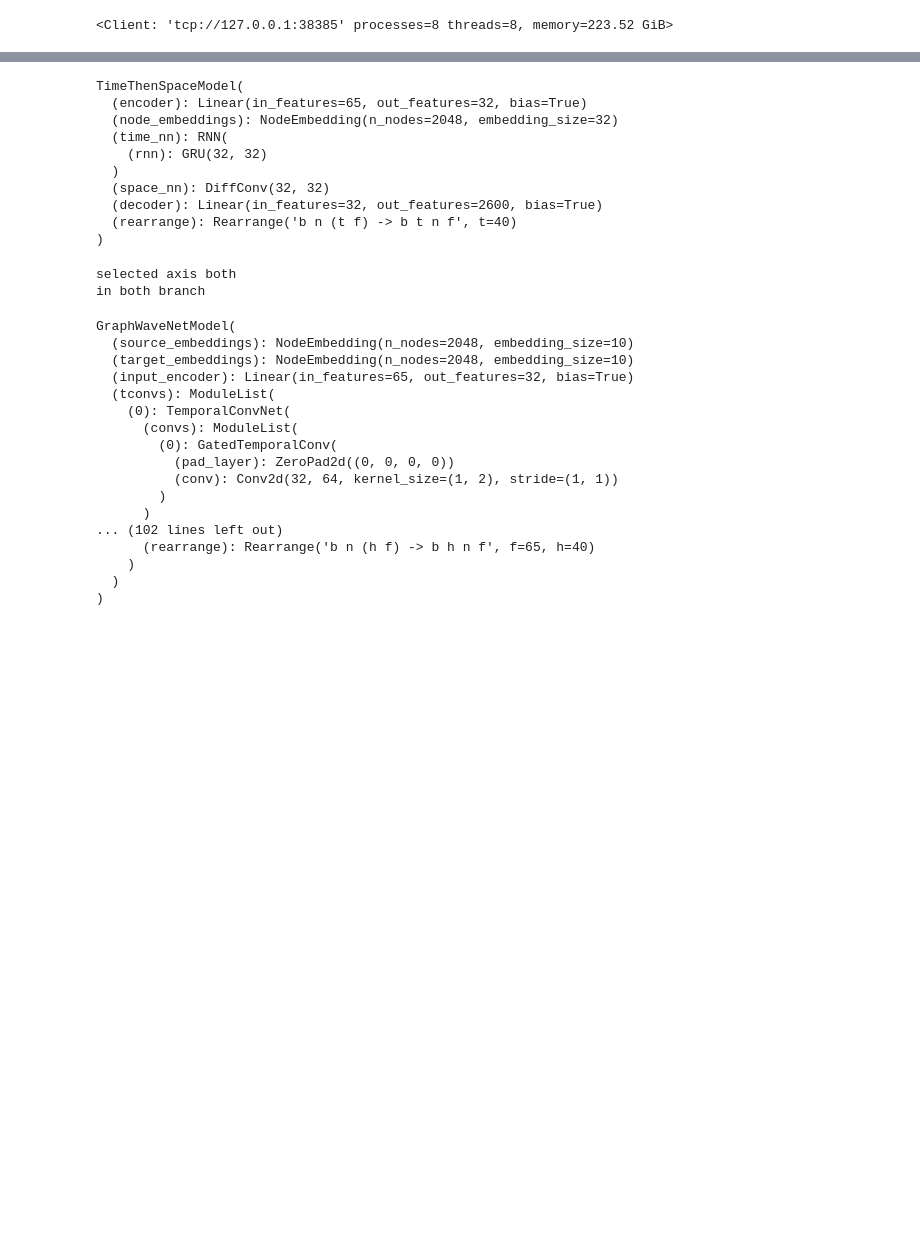
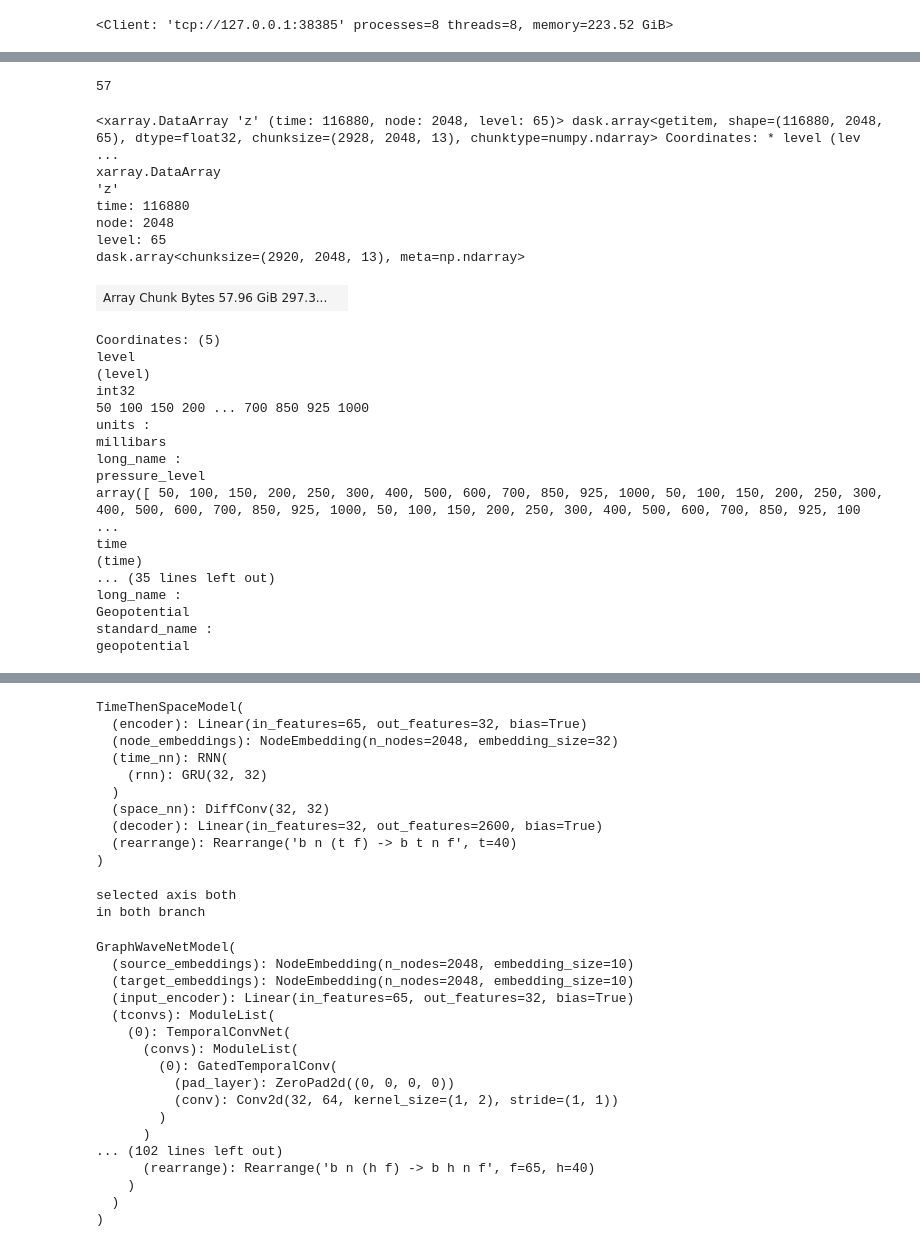
Before and after one commit to ArturasCH/WeatherPrediction, a Jupyter notebook: weather_loader.ipynb, the cells around one changed output, grey strips where cells are left out. Cells and saved outputs as stored; diff of their text form; code cells hidden in the pictures; blank space fills up the shorter version.

```diff
--- a/weather_loader.ipynb
+++ b/weather_loader.ipynb
@@ -236,3 +316,43 @@ class WeatherDataLoader():
 # %%
 min_max = pickle.load(open('./min_max_test.pkl', 'rb'))
+# %%
+train_loader = WeatherDataLoader(
+    data=data,
+    time=slice('1978', '2020'),
+    temporal_resolution=3,
+    # min=min_max['min'],
+    # max=min_max['max']
+    )
+# %%
+train_loader.get_data().bfill(dim="time").nbytes // (1024 ** 3)
+# %% [output]
+57
+# %%
+train_loader.get_data()
+# %% [output]
+<xarray.DataArray 'z' (time: 116880, node: 2048, level: 65)> dask.array<getitem, shape=(116880, 2048, 65), dtype=float32, chunksize=(2928, 2048, 13), chunktype=numpy.ndarray> Coordinates: * level (lev ...
+xarray.DataArray
+'z'
+time: 116880
+node: 2048
+level: 65
+dask.array<chunksize=(2920, 2048, 13), meta=np.ndarray>
+| Array Chunk Bytes 57.96 GiB 297.3... |  |
+Coordinates: (5)
+level
+(level)
+int32
+50 100 150 200 ... 700 850 925 1000
+units :
+millibars
+long_name :
+pressure_level
+array([ 50, 100, 150, 200, 250, 300, 400, 500, 600, 700, 850, 925, 1000, 50, 100, 150, 200, 250, 300, 400, 500, 600, 700, 850, 925, 1000, 50, 100, 150, 200, 250, 300, 400, 500, 600, 700, 850, 925, 100 ...
+time
+(time)
+... (35 lines left out)
+long_name :
+Geopotential
+standard_name :
+geopotential
 # %%
```
Also changed, not shown: parts of 110 cells of this notebook, 16 other files.
